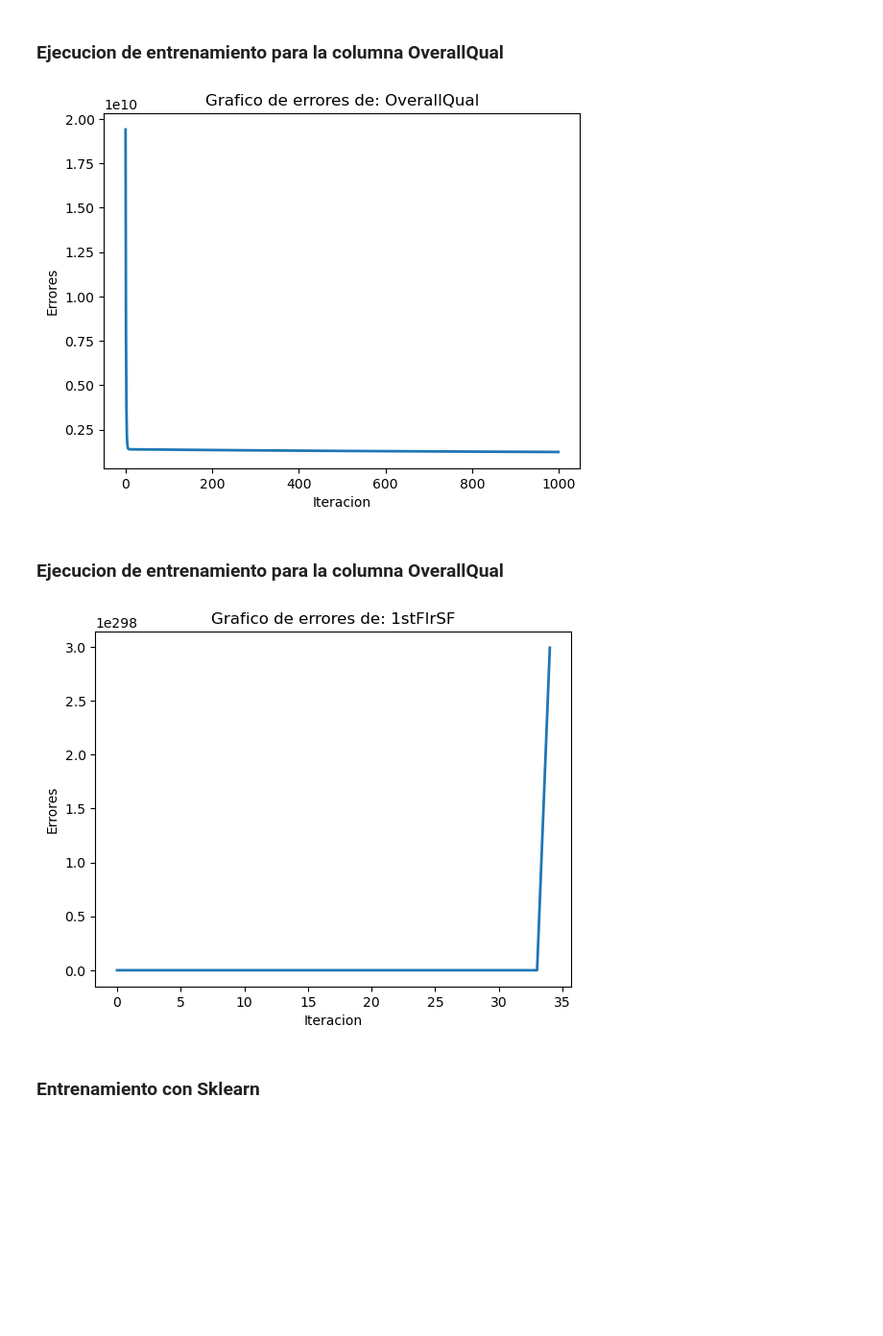
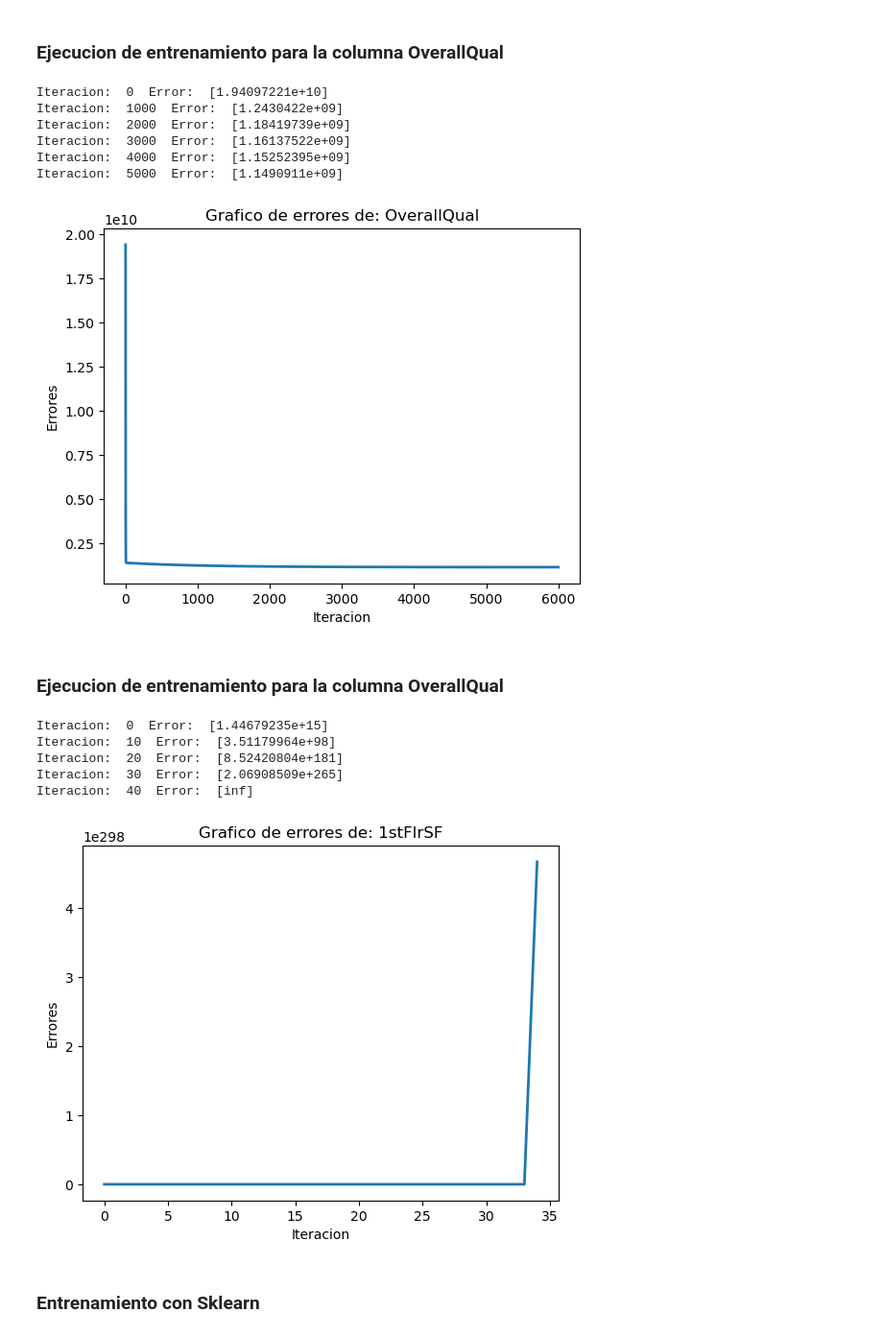
Before and after one commit to nafuent/Tareas_python, a Jupyter notebook: proyecto_cienciaDatos15004337.ipynb, the cells around one changed output. Shown at 96% size. Saved outputs shown, nothing was run; the diff lists cells and outputs as text; code cells hidden in the pictures; blank space fills up the shorter version.

```diff
--- a/proyecto_cienciaDatos15004337.ipynb
+++ b/proyecto_cienciaDatos15004337.ipynb
@@ -220,7 +220,7 @@ for col in setEntrena:
         #print(col)
         mediaX, stdX, conteoX=estadisticos_col(setEntrena,col)
         setEntrena["x_"]=setEntrena[col]-mediaX
-        setEntrena["xy"]=setEntrena["x_"]* dataSet["y_"]
+        setEntrena["xy"]=setEntrena["x_"]* setEntrena["y_"]
 
 
         sumaXY=setEntrena["xy"].sum()
@@ -298,11 +298,10 @@ class EntrenamientoModelo:
 
     #METODOS
     def entrenar(self):
+        # se crea matriz con los valores x y una columna con valores 1
+        matriz_x=  np.column_stack((self.colX, np.ones_like(self.colX)))
 
         for i in range(self.epochs):
-            # se crea matriz con los valores x y una columna con valores 1
-            matriz_x=  np.column_stack((self.colX, np.ones_like(self.colX)))
-
             # se calcula la prediccion de y
             prediccion_y =np.reshape( np.dot(matriz_x, self.betas) ,(-1,1))
             #print("matriz",matriz_x)
@@ -310,11 +309,16 @@ class EntrenamientoModelo:
             # se calcula el error
             error = 1/(2*self.colY.shape[0]) * sum((self.colY - prediccion_y)**2)
 
+            #imprime errores
+            if i%self.imprimir_error_cada== 0:
+                print("Iteracion: ", i, " Error: ",error)
+
             #almacenar Errores
             self.errores=np.append(self.errores,error)
 
             #calcular gradiente
             gradiente=(1/self.colY.shape[0]* sum((prediccion_y -  self.colY)*  matriz_x ))
+
 
             #actualizar betas
             self.betas -= self.learning_rate*gradiente
@@ -338,25 +342,36 @@ x_1 = np.reshape(setEntrena["OverallQual"],(-1,1))
 y_1 = np.reshape(setEntrena["SalePrice"],(-1,1))
 
 
-modelo1 = EntrenamientoModelo(x_1,y_1,1000,2,0.01,"OverallQual")
+modelo1 = EntrenamientoModelo(x_1,y_1,6000,1000,0.01,"OverallQual")
 
 modelo1.entrenar()
 modelo1.graficarErrores()
 # %% [output]
+Iteracion:  0  Error:  [1.94097221e+10]
+Iteracion:  1000  Error:  [1.2430422e+09]
+Iteracion:  2000  Error:  [1.18419739e+09]
+Iteracion:  3000  Error:  [1.16137522e+09]
+Iteracion:  4000  Error:  [1.15252395e+09]
+Iteracion:  5000  Error:  [1.1490911e+09]
-[figure, old version]
+[figure, new version]
 # %% [markdown]
 ### Ejecucion de entrenamiento para la columna OverallQual
 # %%
 colName="1stFlrSF"
 x_2 = np.reshape(setEntrena[colName],(-1,1))
 y_2 = np.reshape(setEntrena["SalePrice"],(-1,1))
 
 
-modelo2 = EntrenamientoModelo(x_2,y_2,1000,2,0.01,colName)
+modelo2 = EntrenamientoModelo(x_2,y_2,50,10,0.01,colName)
 
 modelo2.entrenar()
 modelo2.graficarErrores()
 # %% [output]
+Iteracion:  0  Error:  [1.44679235e+15]
+Iteracion:  10  Error:  [3.51179964e+98]
+Iteracion:  20  Error:  [8.52420804e+181]
+Iteracion:  30  Error:  [2.06908509e+265]
+Iteracion:  40  Error:  [inf]
-[figure, old version]
+[figure, new version]
 # %% [markdown]
 ### Entrenamiento con Sklearn
```
Also changed, not shown: parts of 6 cells of this notebook.
